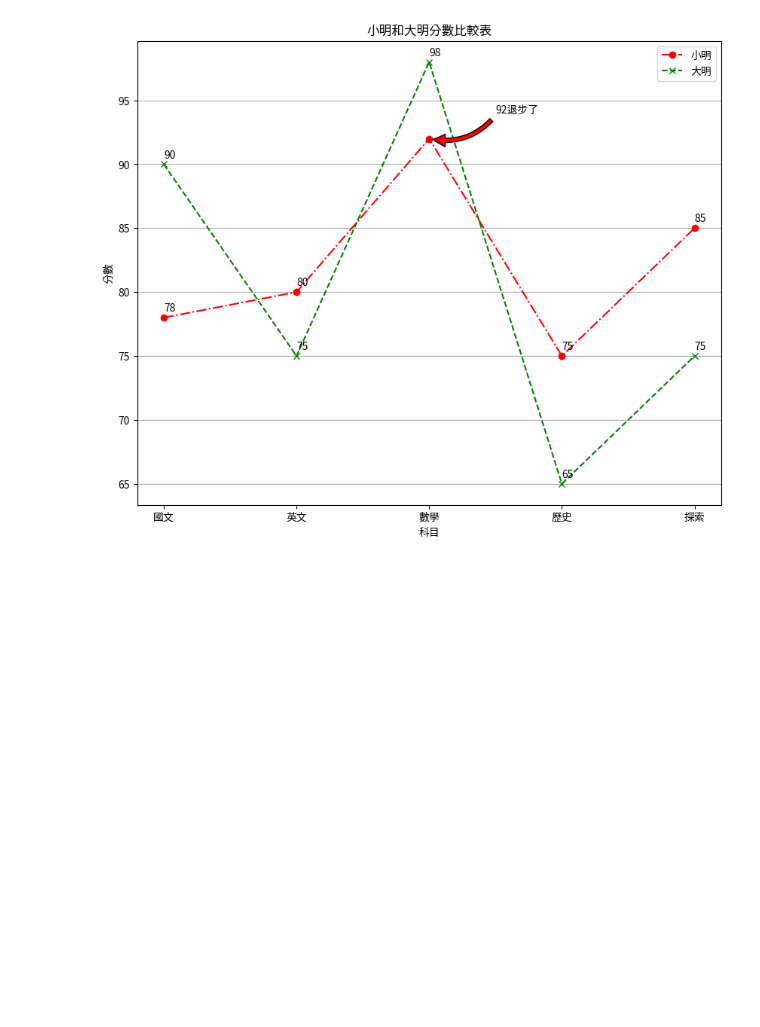
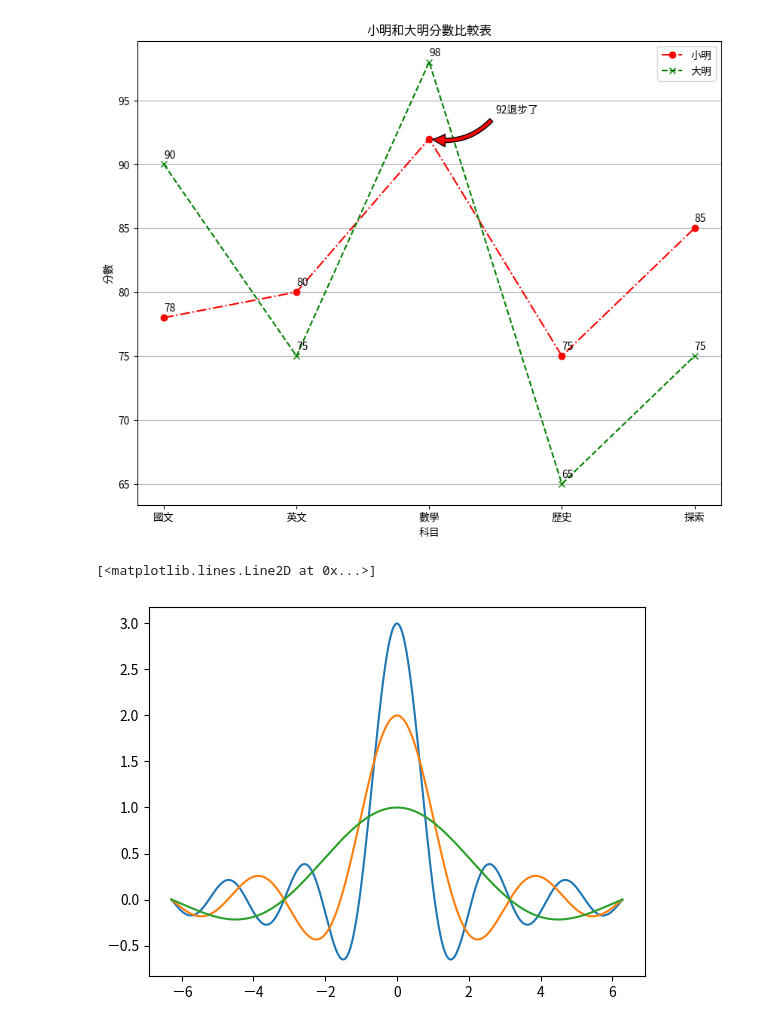
Before and after one commit to minyi-114/python_analysis, a Jupyter notebook: lesson7_3.ipynb, the cells around one changed output. Cells and saved outputs as stored; diff of their text form; code cells hidden in the pictures; blank space fills up the shorter version.

```diff
--- a/lesson7_3.ipynb
+++ b/lesson7_3.ipynb
@@ -109,3 +109,15 @@ for idx, (s, v1, v2) in enumerate(zip(subjects, score1, score2)):
 plt.show()
 # %% [output]
 [figure]
+# %%
+import numpy as np
+x = np.arange(-2*np.pi, 2*np.pi, 0.01)
+y1 = np.sin(3*x) / x
+y2 = np.sin(2*x) / x
+y3 = np.sin(x) / x
+plt.plot(x, y1)
+plt.plot(x, y2)
+plt.plot(x, y3)
+# %% [output]
+[<matplotlib.lines.Line2D at 0x...>]
+[figure, added]
```
